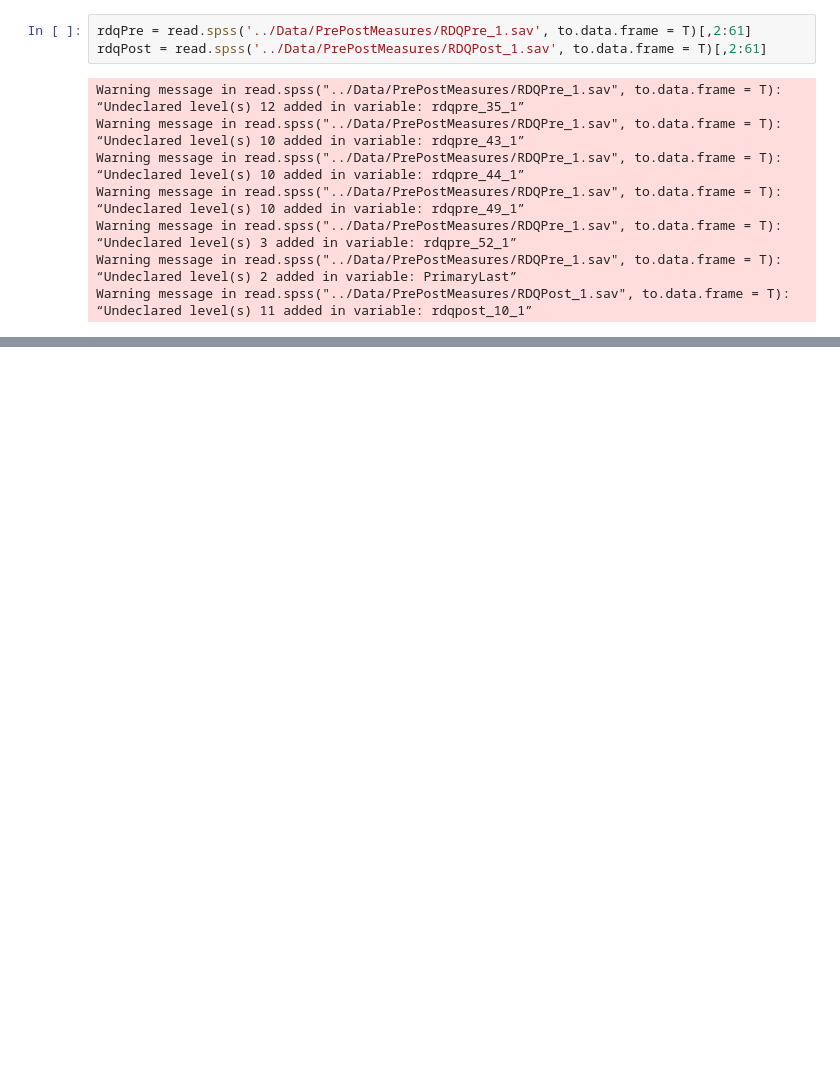
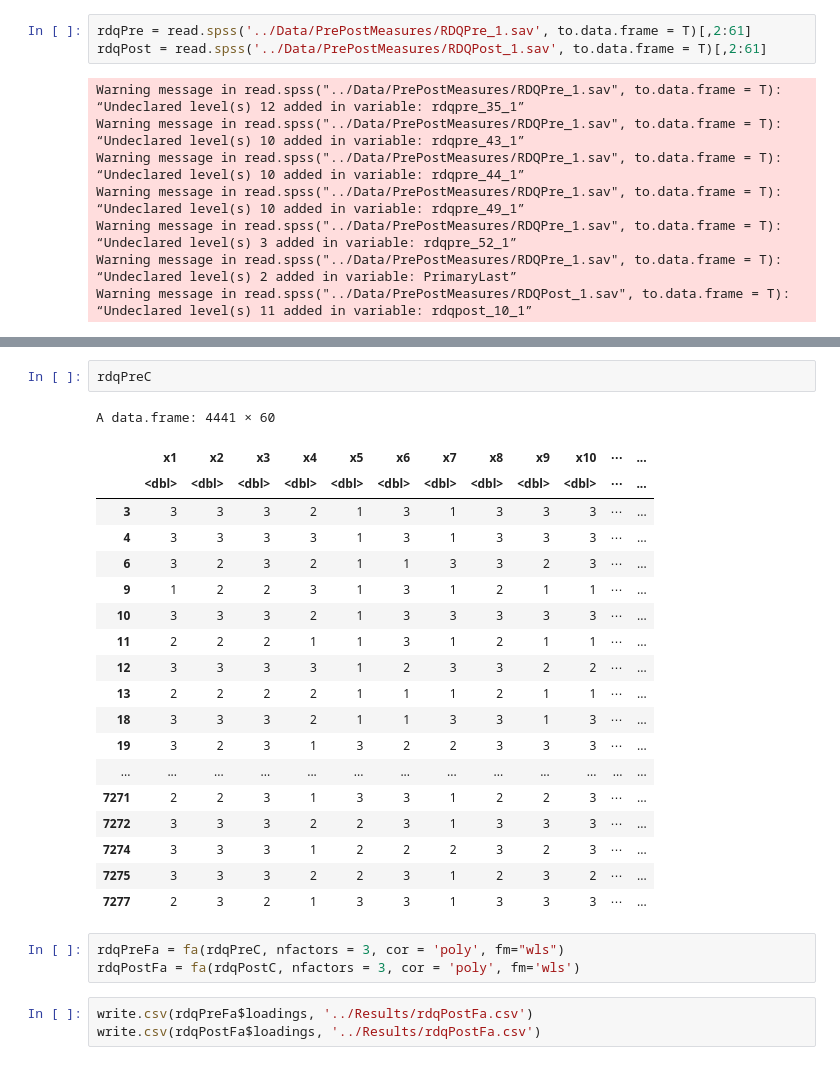
Before and after one commit to sin-ying-lin/phpTxOutcome, a Jupyter notebook: Code/rdqStructure.ipynb, the cells around one changed output, grey strips where cells are left out. Drawn from its saved outputs; the diff is of its cells as text; blank space fills up the shorter version.

```diff
--- a/Code/rdqStructure.ipynb
+++ b/Code/rdqStructure.ipynb
@@ -196,0 +51,28 @@ Model Test User Model:
+# %%
+rdqPreC
+# %% [output]
+A data.frame: 4441 × 60
+|  | x1 | x2 | x3 | x4 | x5 | x6 | x7 | x8 | x9 | x10 | ⋯ | ... |
+|  | <dbl> | <dbl> | <dbl> | <dbl> | <dbl> | <dbl> | <dbl> | <dbl> | <dbl> | <dbl> | ⋯ | ... |
+| 3 | 3 | 3 | 3 | 2 | 1 | 3 | 1 | 3 | 3 | 3 | ⋯ | ... |
+| 4 | 3 | 3 | 3 | 3 | 1 | 3 | 1 | 3 | 3 | 3 | ⋯ | ... |
+| 6 | 3 | 2 | 3 | 2 | 1 | 1 | 3 | 3 | 2 | 3 | ⋯ | ... |
+| 9 | 1 | 2 | 2 | 3 | 1 | 3 | 1 | 2 | 1 | 1 | ⋯ | ... |
+| 10 | 3 | 3 | 3 | 2 | 1 | 3 | 3 | 3 | 3 | 3 | ⋯ | ... |
+| 11 | 2 | 2 | 2 | 1 | 1 | 3 | 1 | 2 | 1 | 1 | ⋯ | ... |
+| 12 | 3 | 3 | 3 | 3 | 1 | 2 | 3 | 3 | 2 | 2 | ⋯ | ... |
+| 13 | 2 | 2 | 2 | 2 | 1 | 1 | 1 | 2 | 1 | 1 | ⋯ | ... |
+| 18 | 3 | 3 | 3 | 2 | 1 | 1 | 3 | 3 | 1 | 3 | ⋯ | ... |
+| 19 | 3 | 2 | 3 | 1 | 3 | 2 | 2 | 3 | 3 | 3 | ⋯ | ... |
+| ... | ... | ... | ... | ... | ... | ... | ... | ... | ... | ... | ... | ... |
+| 7271 | 2 | 2 | 3 | 1 | 3 | 3 | 1 | 2 | 2 | 3 | ⋯ | ... |
+| 7272 | 3 | 3 | 3 | 2 | 2 | 3 | 1 | 3 | 3 | 3 | ⋯ | ... |
+| 7274 | 3 | 3 | 3 | 1 | 2 | 2 | 2 | 3 | 2 | 3 | ⋯ | ... |
+| 7275 | 3 | 3 | 3 | 2 | 2 | 3 | 1 | 2 | 3 | 2 | ⋯ | ... |
+| 7277 | 2 | 3 | 2 | 1 | 3 | 3 | 1 | 3 | 3 | 3 | ⋯ | ... |
+# %%
+rdqPreFa = fa(rdqPreC, nfactors = 3, cor = 'poly', fm="wls")
+rdqPostFa = fa(rdqPostC, nfactors = 3, cor = 'poly', fm='wls')
+# %%
+write.csv(rdqPreFa$loadings, '../Results/rdqPostFa.csv')
+write.csv(rdqPostFa$loadings, '../Results/rdqPostFa.csv')
```
Also changed, not shown: parts of 35 cells of this notebook, 8 other files.
